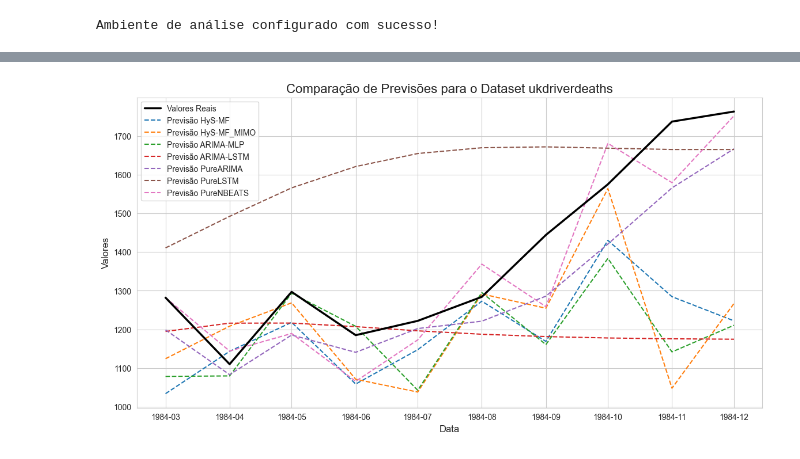
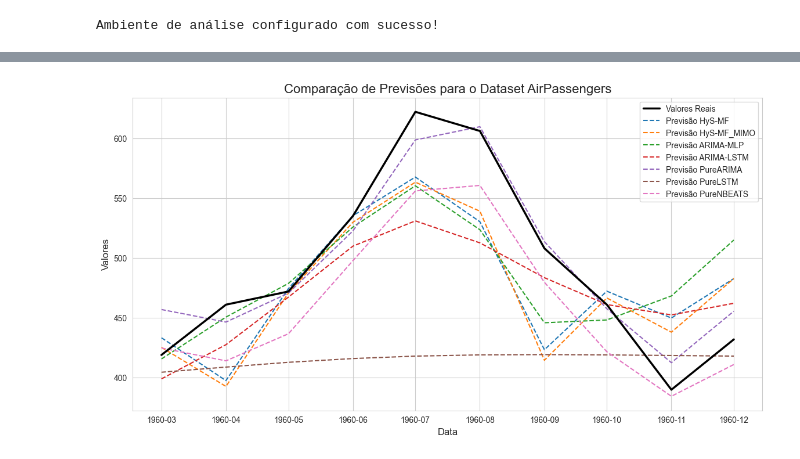
Before and after one commit to flaviohnm/timeseries-multsteahead, a Jupyter notebook: analise_resultado.ipynb, the cells around one changed output, grey strips where cells are left out. Cells and saved outputs as stored; diff of their text form; code cells hidden in the pictures.

```diff
--- a/analise_resultado.ipynb
+++ b/analise_resultado.ipynb
@@ -82,31 +82,31 @@ Tabela de Resultados: Mean Absolute Scaled Error (MASE)
 # %%
-DS_TO_PLOT = 'ukdriverdeaths'
+DS_TO_PLOT = 'AirPassengers'
 
 try:
     full_series_df = pd.read_csv(f"datasets/{DS_TO_PLOT}.csv", index_col=0, parse_dates=True)
     test_series = full_series_df[-FORECAST_HORIZON:].squeeze().rename('Valores Reais')
 
     # Plotar os dados reais de teste
     plt.figure(figsize=(14, 7))
     plt.plot(test_series.index, test_series.values, label='Valores Reais', color='black', linewidth=2.5, zorder=10)
 
     # Plotar as previsões de cada modelo
     for model_name in MODEL_NAMES:
         file_path = os.path.join(PREDICTIONS_PATH, f"{DS_TO_PLOT}_{model_name}.csv")
         if os.path.exists(file_path):
             pred_df = pd.read_csv(file_path, index_col=0, parse_dates=True)
             plt.plot(pred_df.index, pred_df['prediction'], label=f'Previsão {model_name}', linestyle='--')
 
     plt.title(f'Comparação de Previsões para o Dataset {DS_TO_PLOT}', fontsize=16)
     plt.xlabel('Data', fontsize=12)
     plt.ylabel('Valores', fontsize=12)
     plt.legend()
     plt.show()
 
 except FileNotFoundError:
     print(f"Dataset '{DS_TO_PLOT}.csv' não encontrado na pasta 'datasets/'. Verifique o nome ou execute o notebook de treinamento.")
 # %% [output]
-[figure, old version]
+[figure, new version]
 # %%
 dm_results_summary = []
 
```
Also changed, not shown: parts of 5 cells of this notebook, 1 other file.
